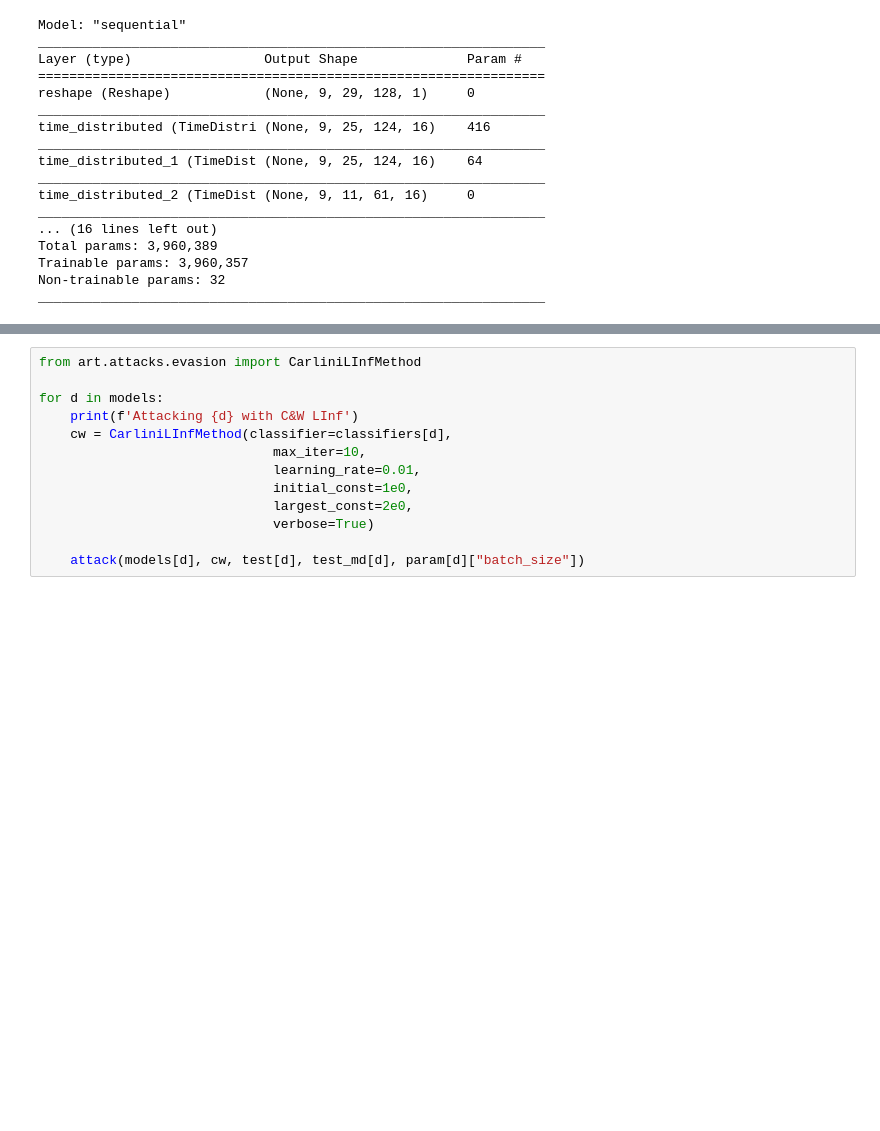
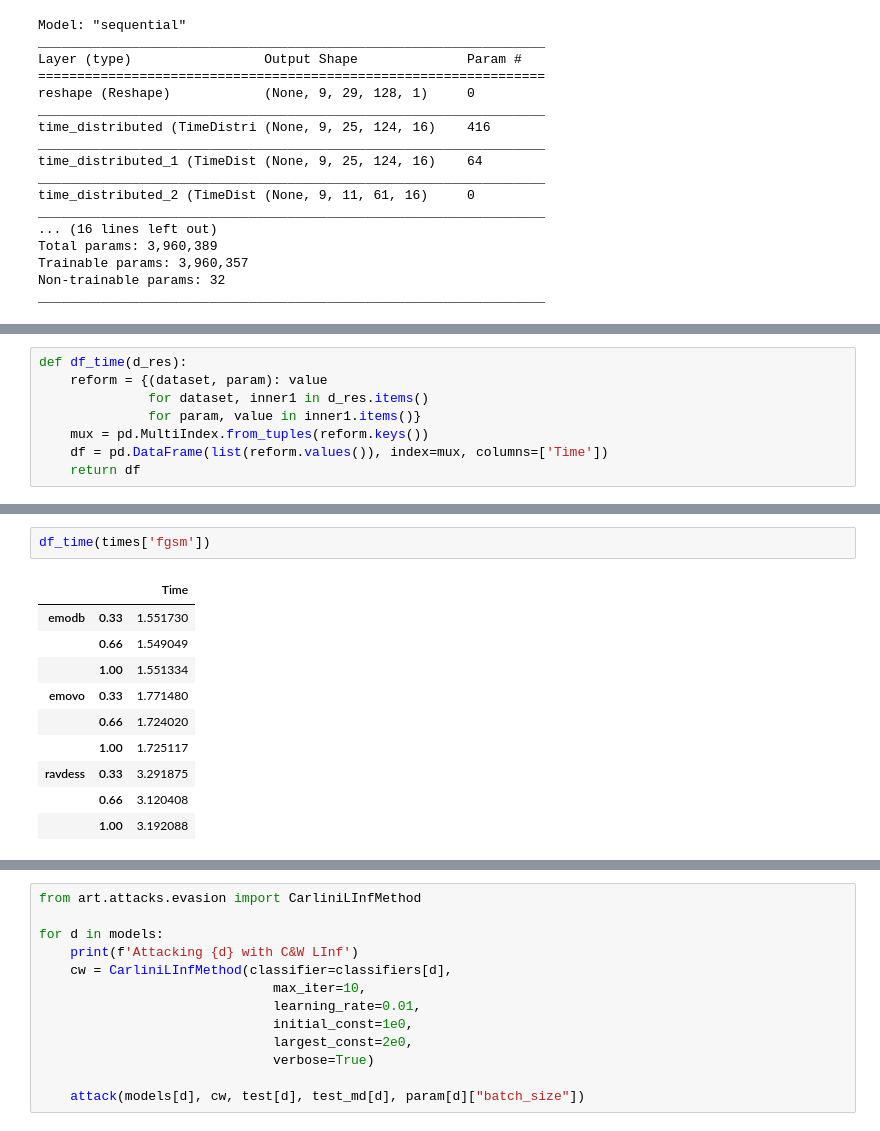
Before and after one commit to LIMUNIMI/thesis_adversarial_ml_audio, a Jupyter notebook: attacks.ipynb, the cells around one changed output, grey strips where cells are left out. Drawn from its saved outputs; the diff is of its cells as text; blank space fills up the shorter version.

```diff
--- a/attacks.ipynb
+++ b/attacks.ipynb
@@ -304,0 +338,8 @@ def attack(model, method, d, md, bs):
+# %%
+def df_time(d_res):
+    reform = {(dataset, param): value
+              for dataset, inner1 in d_res.items()
+              for param, value in inner1.items()}
+    mux = pd.MultiIndex.from_tuples(reform.keys())
+    df = pd.DataFrame(list(reform.values()), index=mux, columns=['Time'])
+    return df
@@ -330,0 +404,13 @@ Attacking emovo with FGSM
+# %%
+df_time(times['fgsm'])
+# %% [output]
+|  |  | Time |
+| emodb | 0.33 | 1.551730 |
+|  | 0.66 | 1.549049 |
+|  | 1.00 | 1.551334 |
+| emovo | 0.33 | 1.771480 |
+|  | 0.66 | 1.724020 |
+|  | 1.00 | 1.725117 |
+| ravdess | 0.33 | 3.291875 |
+|  | 0.66 | 3.120408 |
+|  | 1.00 | 3.192088 |
```
Also changed, not shown: parts of 27 cells of this notebook.
